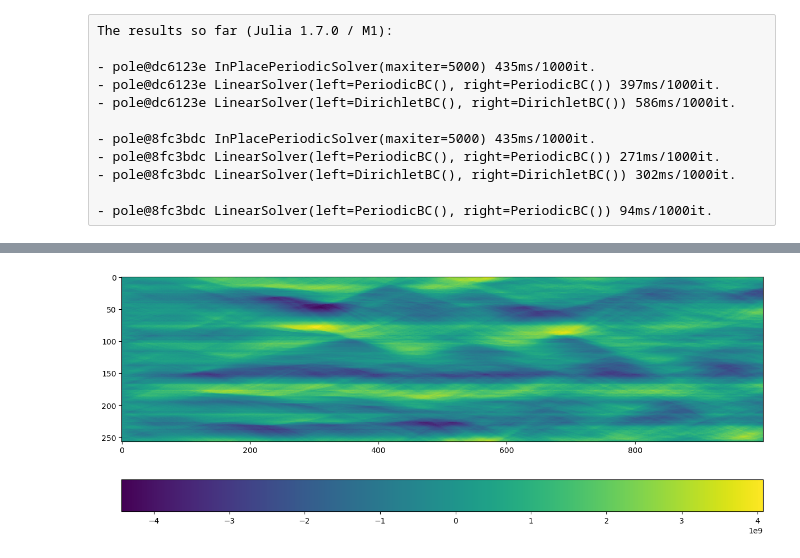
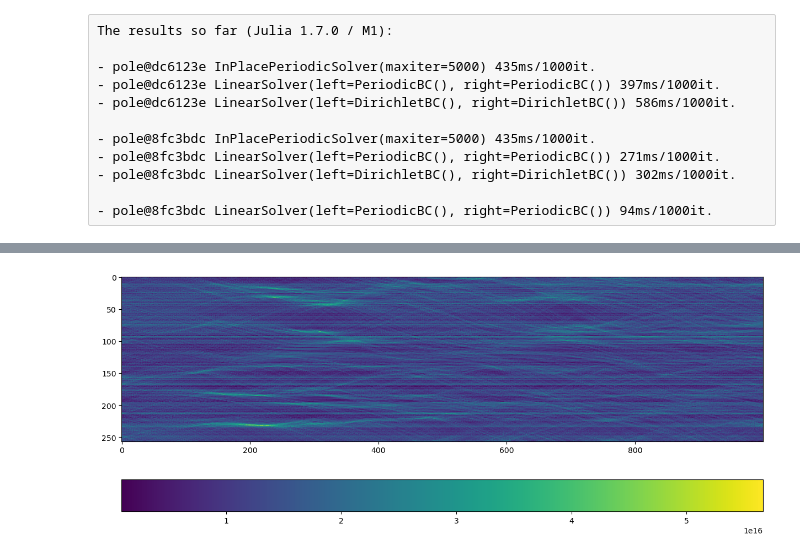
Before and after one commit to bchaber/iskra, a Jupyter notebook: twostreams.ipynb, the cells around one changed output, grey strips where cells are left out. Cells and saved outputs as stored; diff of their text form; code cells hidden in the pictures.

```diff
--- a/twostreams.ipynb
+++ b/twostreams.ipynb
@@ -260,7 +241,7 @@ PyObject <matplotlib.image.AxesImage object at 0x...>
-# %%
-import PyPlot
-PyPlot.figure(figsize=(15, 6))
-PyPlot.imshow(diagnostics["Ex"])
-PyPlot.colorbar(orientation="horizontal");
-# %% [output]
-[figure, removed]
+# %%
+import PyPlot
+PyPlot.figure(figsize=(15, 6))
+PyPlot.imshow(diagnostics["Jx"])
+PyPlot.colorbar(orientation="horizontal");
+# %% [output]
+[figure, added]
```
Also changed, not shown: parts of 6 cells of this notebook, 2 other files.
